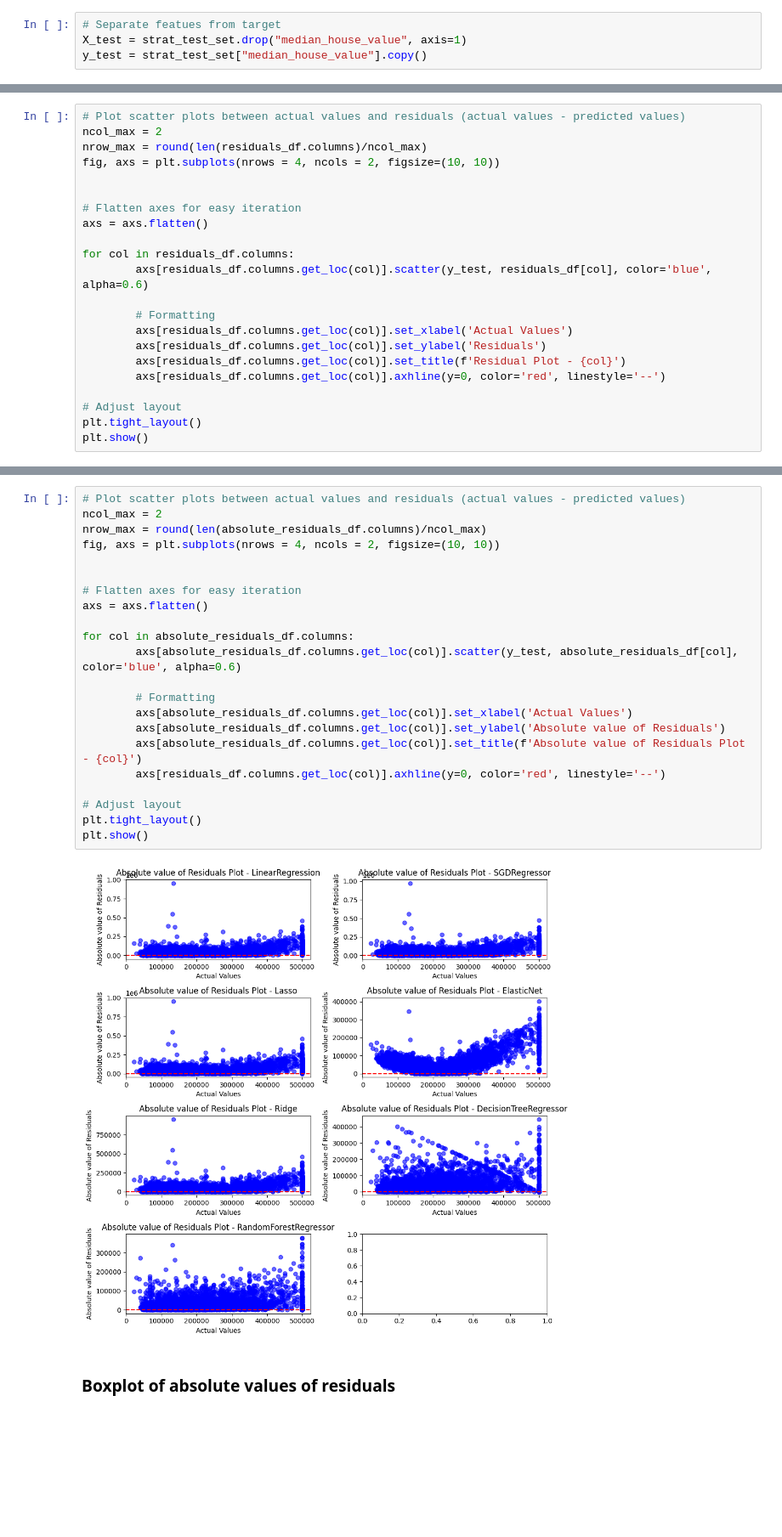
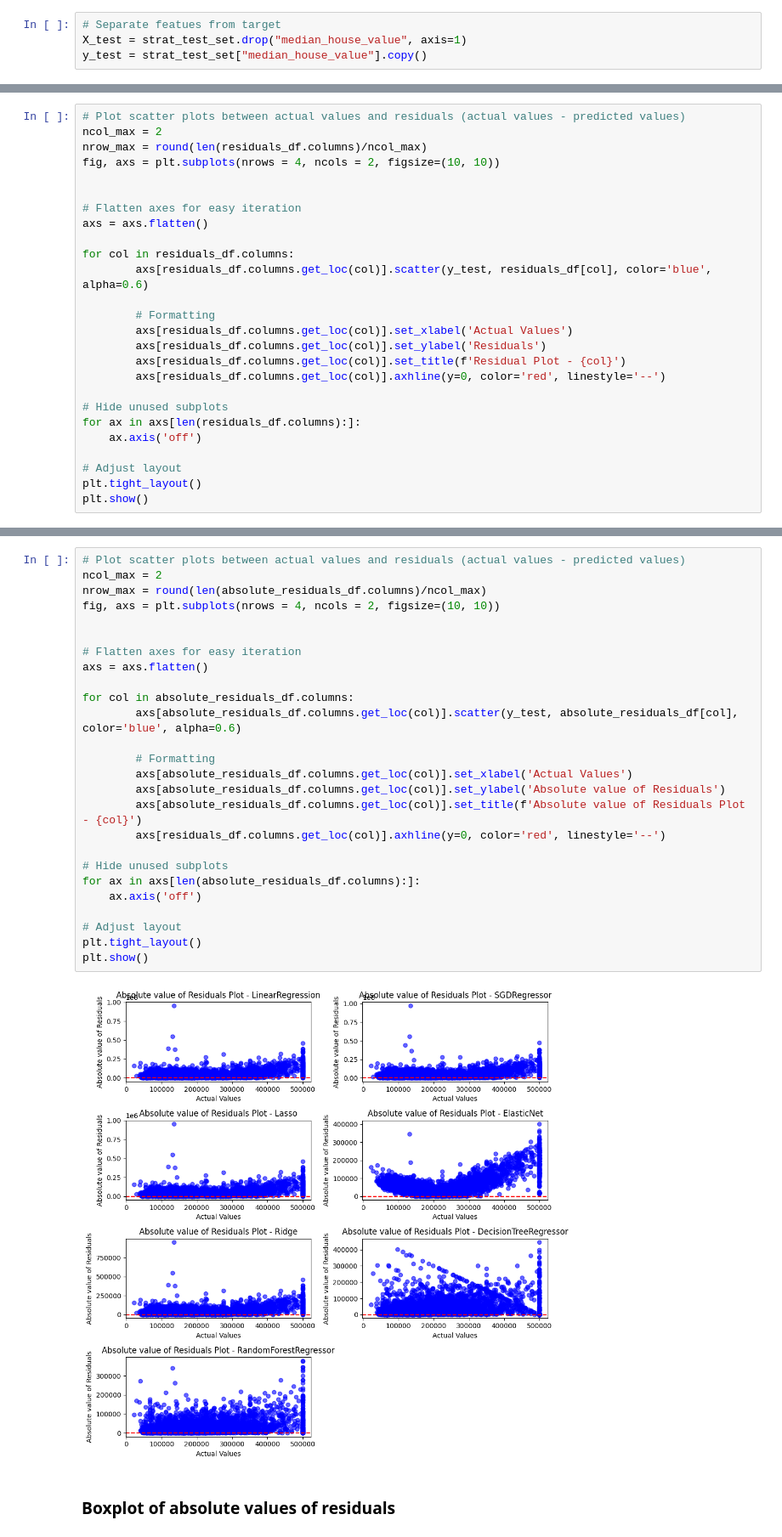
Before and after one commit to thcarole1/house_pricing_prediction, a Jupyter notebook: notebooks/Housing Price Prediction.ipynb, the cells around one changed output, grey strips where cells are left out. Shown at 85% size. Saved outputs shown, nothing was run; the diff lists cells and outputs as text; blank space fills up the shorter version.

```diff
--- a/notebooks/Housing Price Prediction.ipynb
+++ b/notebooks/Housing Price Prediction.ipynb
@@ -926,6 +926,10 @@ for col in residuals_df.columns:
         axs[residuals_df.columns.get_loc(col)].set_title(f'Residual Plot - {col}')
         axs[residuals_df.columns.get_loc(col)].axhline(y=0, color='red', linestyle='--')
 
+# Hide unused subplots
+for ax in axs[len(residuals_df.columns):]:
+    ax.axis('off')
+
 # Adjust layout
 plt.tight_layout()
 plt.show()
@@ -934,27 +938,31 @@ plt.show()
 # %%
 # Plot scatter plots between actual values and residuals (actual values - predicted values)
 ncol_max = 2
 nrow_max = round(len(absolute_residuals_df.columns)/ncol_max)
 fig, axs = plt.subplots(nrows = 4, ncols = 2, figsize=(10, 10))
 
 
 # Flatten axes for easy iteration
 axs = axs.flatten()
 
 for col in absolute_residuals_df.columns:
         axs[absolute_residuals_df.columns.get_loc(col)].scatter(y_test, absolute_residuals_df[col], color='blue', alpha=0.6)
 
         # Formatting
         axs[absolute_residuals_df.columns.get_loc(col)].set_xlabel('Actual Values')
         axs[absolute_residuals_df.columns.get_loc(col)].set_ylabel('Absolute value of Residuals')
         axs[absolute_residuals_df.columns.get_loc(col)].set_title(f'Absolute value of Residuals Plot - {col}')
         axs[residuals_df.columns.get_loc(col)].axhline(y=0, color='red', linestyle='--')
 
+# Hide unused subplots
+for ax in axs[len(absolute_residuals_df.columns):]:
+    ax.axis('off')
+
 # Adjust layout
 plt.tight_layout()
 plt.show()
 # %% [output]
-[figure, old version]
+[figure, new version]
 # %% [markdown]
 ### Boxplot of absolute values of residuals
 # %%
```
Also changed, not shown: parts of 14 cells of this notebook.
